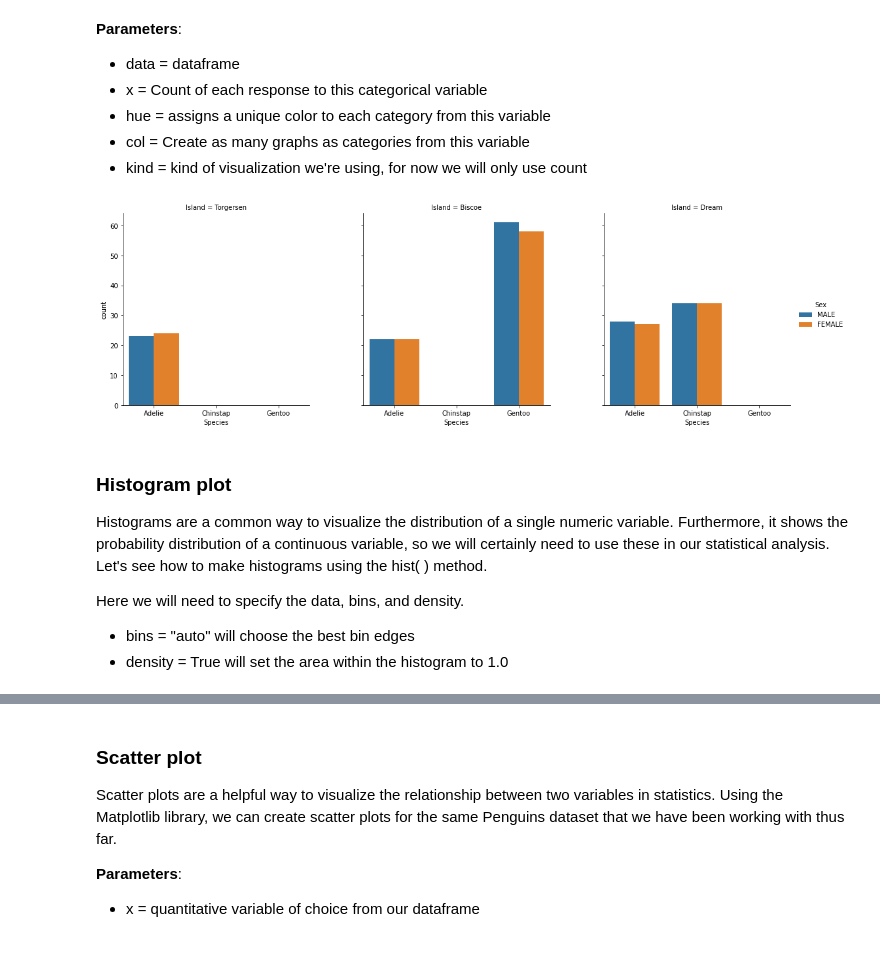
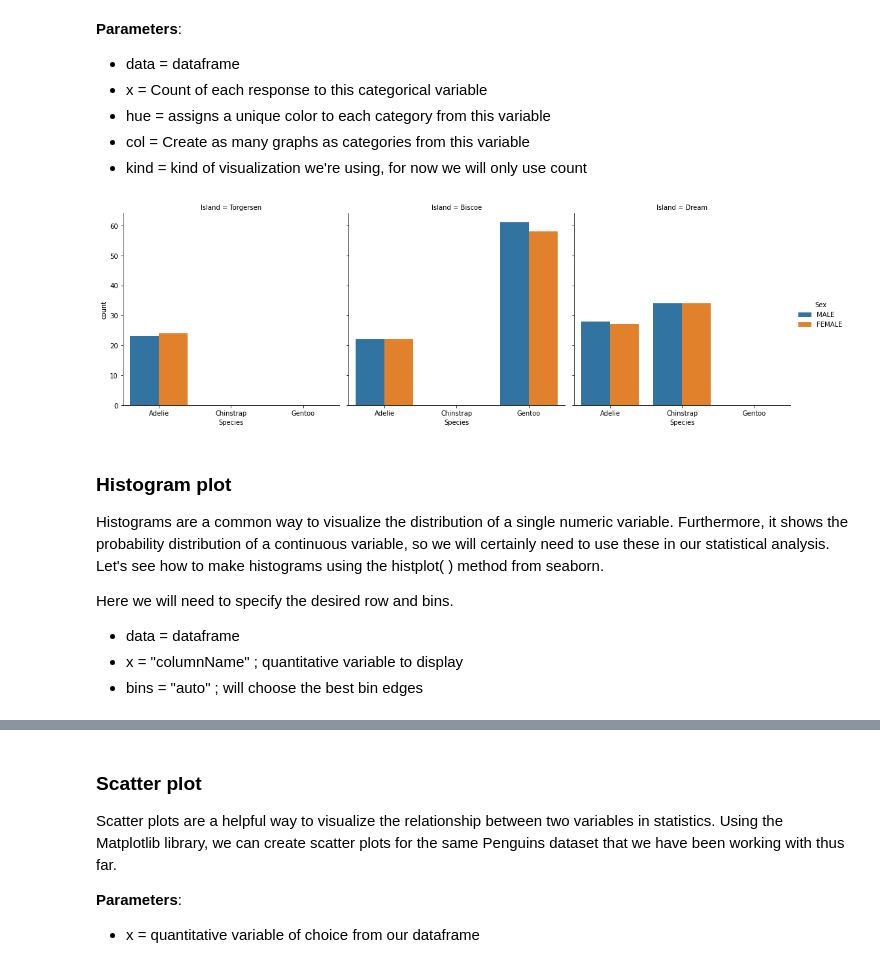
Before and after one commit to vnguyen24/SURF2022, a Jupyter notebook: Session3/Teaching3.ipynb, the cells around one changed output, grey strips where cells are left out. Drawn from its saved outputs; the diff is of its cells as text; code cells hidden in the pictures.

```diff
--- a/Session3/Teaching3.ipynb
+++ b/Session3/Teaching3.ipynb
@@ -197,18 +196,18 @@ We will use the function catplot, which shows the relationship between a numeric
 * kind = kind of visualization we're using, for now we will only use count
 # %%
 sns.catplot(data = penguins, x = "Species", hue = "Sex", col = "Island", kind = "count")
-plt.xticks([0,1,2],["Adelie", "Chinstap", "Gentoo"])
 plt.show()
 # %% [output]
-[figure, old version]
+[figure, new version]
 # %% [markdown]
 ### Histogram plot
 
-Histograms are a common way to visualize the distribution of a single numeric variable. Furthermore, it shows the probability distribution of a continuous variable, so we will certainly need to use these in our statistical analysis. Let's see how to make histograms using the hist( ) method.
+Histograms are a common way to visualize the distribution of a single numeric variable. Furthermore, it shows the probability distribution of a continuous variable, so we will certainly need to use these in our statistical analysis. Let's see how to make histograms using the histplot( ) method from seaborn.
 
-Here we will need to specify the data, bins, and density.
+Here we will need to specify the desired row and bins.
 
-* bins = "auto" will choose the best bin edges
-* density = True will set the area within the histogram to 1.0
+* data = dataframe
+* x = "columnName" ; quantitative variable to display
+* bins = "auto" ; will choose the best bin edges
 # %%
 penguins.head()
```
Also changed, not shown: parts of 21 cells of this notebook, 1 other file.
